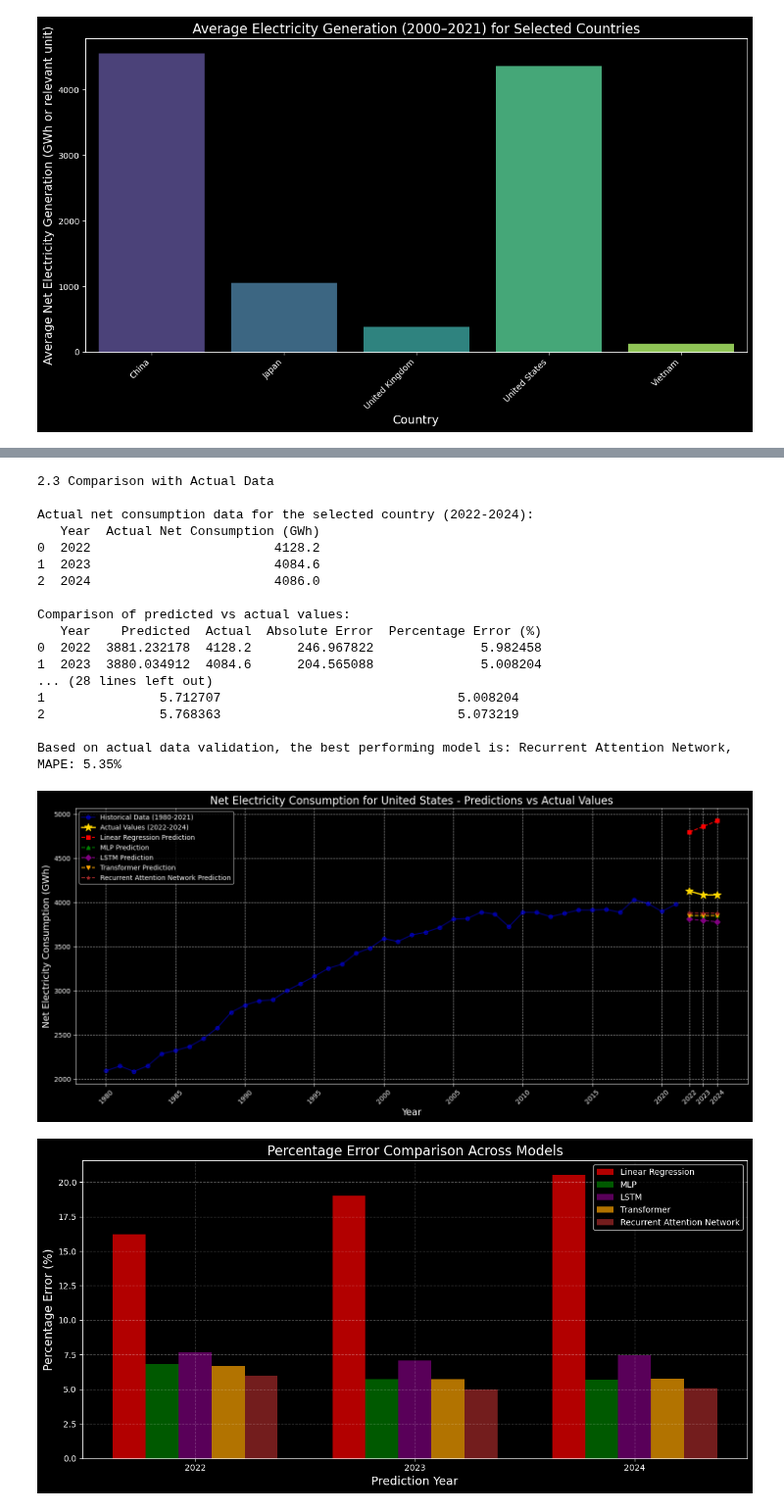
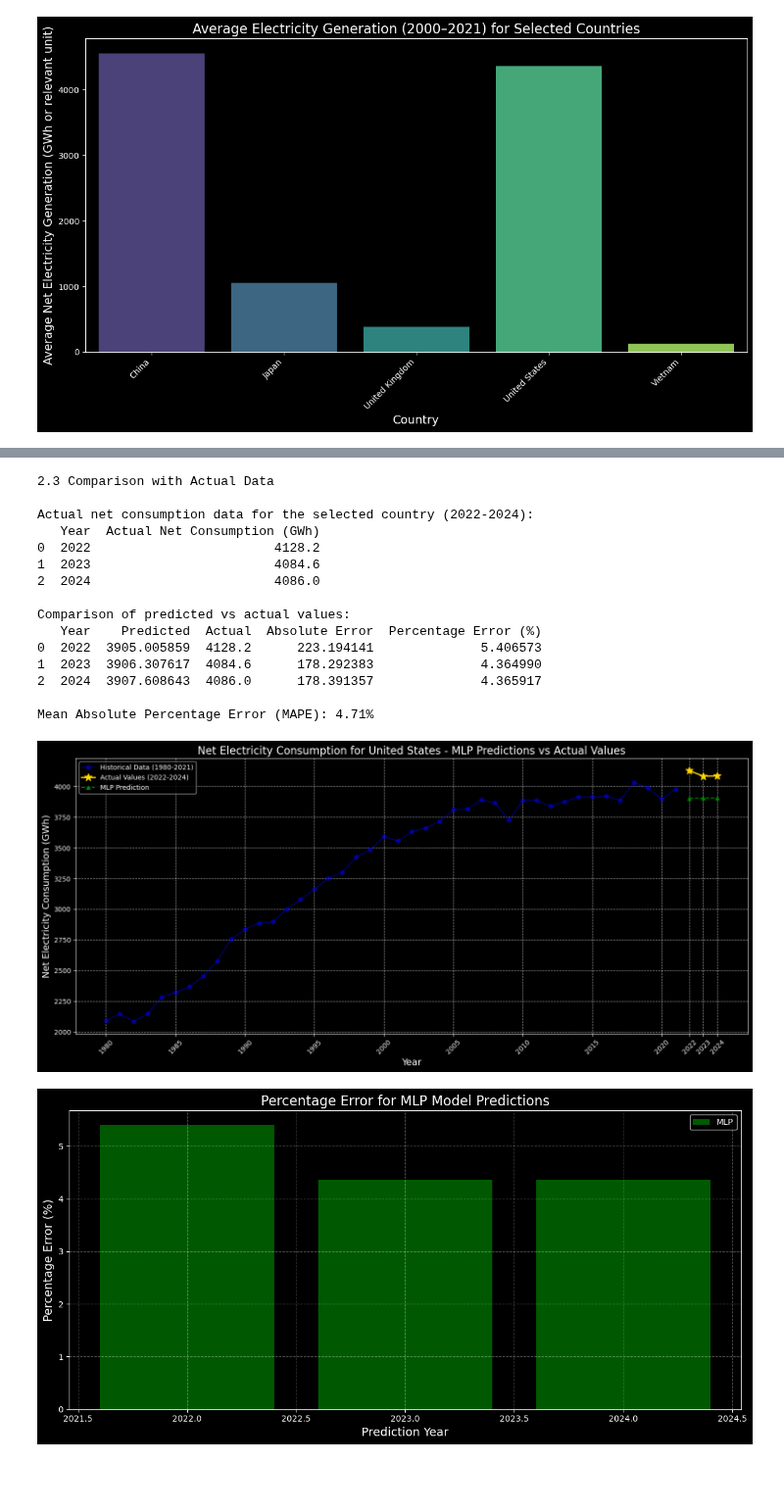
Before and after one commit to Albert7519/DTS002_ElcDataAny, a Jupyter notebook: DataAny.ipynb, the cells around one changed output, grey strips where cells are left out. Shown at 98% size. Saved outputs shown, nothing was run; the diff lists cells and outputs as text; code cells hidden in the pictures; blank space fills up the shorter version.

```diff
--- a/DataAny.ipynb
+++ b/DataAny.ipynb
@@ -755,23 +595,6 @@ print(comparison_df)
 mape = comparison_df['Percentage Error (%)'].mean()
 print(f"\nMean Absolute Percentage Error (MAPE): {mape:.2f}%")
 
-# Compare predictions from all models with actual values
-all_models_comparison = pd.DataFrame({'Year': future_years.flatten(), 'Actual': actual_consumption['Actual Net Consumption (GWh)']})
-for name, preds in all_model_predictions.items():
-    all_models_comparison[f'{name} Prediction'] = preds
-    all_models_comparison[f'{name} Error (%)'] = (abs(preds - all_models_comparison['Actual']) / all_models_comparison['Actual']) * 100
-
-print("\nComparison of all models with actual values:")
-print(all_models_comparison[['Year', 'Actual'] + [f'{name} Prediction' for name in models.keys()]])
-print("\nPercentage errors for all models:")
-error_columns = [f'{name} Error (%)' for name in models.keys()]
-print(all_models_comparison[['Year'] + error_columns])
-
-# Calculate MAPE for each model
-model_mapes = {name: all_models_comparison[f'{name} Error (%)'].mean() for name in models.keys()}
-best_model_by_mape = min(model_mapes.items(), key=lambda x: x[1])
-print(f"\nBased on actual data validation, the best performing model is: {best_model_by_mape[0]}, MAPE: {best_model_by_mape[1]:.2f}%")
-
 # Visualize comparison of predicted vs actual values
 plt.figure(figsize=(15, 7))
 
@@ -779,59 +602,49 @@ plt.figure(figsize=(15, 7))
 plt.plot(years, values, marker='o', linestyle='-', color='blue', label='Historical Data (1980-2021)', alpha=0.5)
 
 # Actual values
-plt.plot(all_models_comparison['Year'], all_models_comparison['Actual'], marker='*', markersize=12, linestyle='-',
+plt.plot(comparison_df['Year'], comparison_df['Actual'], marker='*', markersize=12, linestyle='-',
          color='gold', linewidth=2, label='Actual Values (2022-2024)')
 
-# Predictions from each model
-for i, name in enumerate(models.keys()):
-    plt.plot(all_models_comparison['Year'], all_models_comparison[f'{name} Prediction'], marker=markers[i],
-             linestyle='--', color=colors[i], label=f'{name} Prediction')
+# MLP model predictions
+plt.plot(comparison_df['Year'], comparison_df['Predicted'], marker='^',
+         linestyle='--', color='green', label='MLP Prediction')
 
-plt.title(f'Net Electricity Consumption for {top_country} - Predictions vs Actual Values', fontsize=16)
+plt.title(f'Net Electricity Consumption for {top_country} - MLP Predictions vs Actual Values', fontsize=16)
 plt.xlabel('Year', fontsize=14)
 plt.ylabel('Net Electricity Consumption (GWh)', fontsize=14)
 plt.grid(True, linestyle='--', alpha=0.7)
 plt.legend(loc='best')
 plt.xticks(np.append(years[::5], future_years.flatten()), rotation=45)
 plt.tight_layout()
 plt.show()
 
-# c. Visualize percentage errors across models
+# c. Visualize percentage errors
 
 # Create bar chart of percentage errors
 plt.figure(figsize=(12, 6))
-bar_width = 0.15
-index = np.arange(len(all_models_comparison['Year']))
-
-for i, name in enumerate(models.keys()):
-    plt.bar(index + i*bar_width, all_models_comparison[f'{name} Error (%)'], bar_width,
-            label=f'{name}', color=colors[i], alpha=0.7)
-
-plt.title('Percentage Error Comparison Across Models', fontsize=16)
+plt.bar(comparison_df['Year'], comparison_df['Percentage Error (%)'], color='green', alpha=0.7, label='MLP')
+plt.title('Percentage Error for MLP Model Predictions', fontsize=16)
 plt.xlabel('Prediction Year', fontsize=14)
 plt.ylabel('Percentage Error (%)', fontsize=14)
-plt.xticks(index + bar_width*2, all_models_comparison['Year'])
 plt.legend(loc='best')
 plt.grid(True, linestyle='--', alpha=0.3)
 plt.tight_layout()
 plt.show()
 # %% [output]
 2.3 Comparison with Actual Data
 
 Actual net consumption data for the selected country (2022-2024):
    Year  Actual Net Consumption (GWh)
 0  2022                        4128.2
 1  2023                        4084.6
 2  2024                        4086.0
 
 Comparison of predicted vs actual values:
    Year    Predicted  Actual  Absolute Error  Percentage Error (%)
-0  2022  3881.232178  4128.2      246.967822              5.982458
-1  2023  3880.034912  4084.6      204.565088              5.008204
-... (28 lines left out)
-1               5.712707                               5.008204
-2               5.768363                               5.073219
+0  2022  3905.005859  4128.2      223.194141              5.406573
+1  2023  3906.307617  4084.6      178.292383              4.364990
+2  2024  3907.608643  4086.0      178.391357              4.365917
 
-Based on actual data validation, the best performing model is: Recurrent Attention Network, MAPE: 5.35%
+Mean Absolute Percentage Error (MAPE): 4.71%
-[figure, old version]
+[figure, new version]
-[figure, old version]
+[figure, new version]
```
Also changed, not shown: parts of 2 cells of this notebook, 1 other file.
